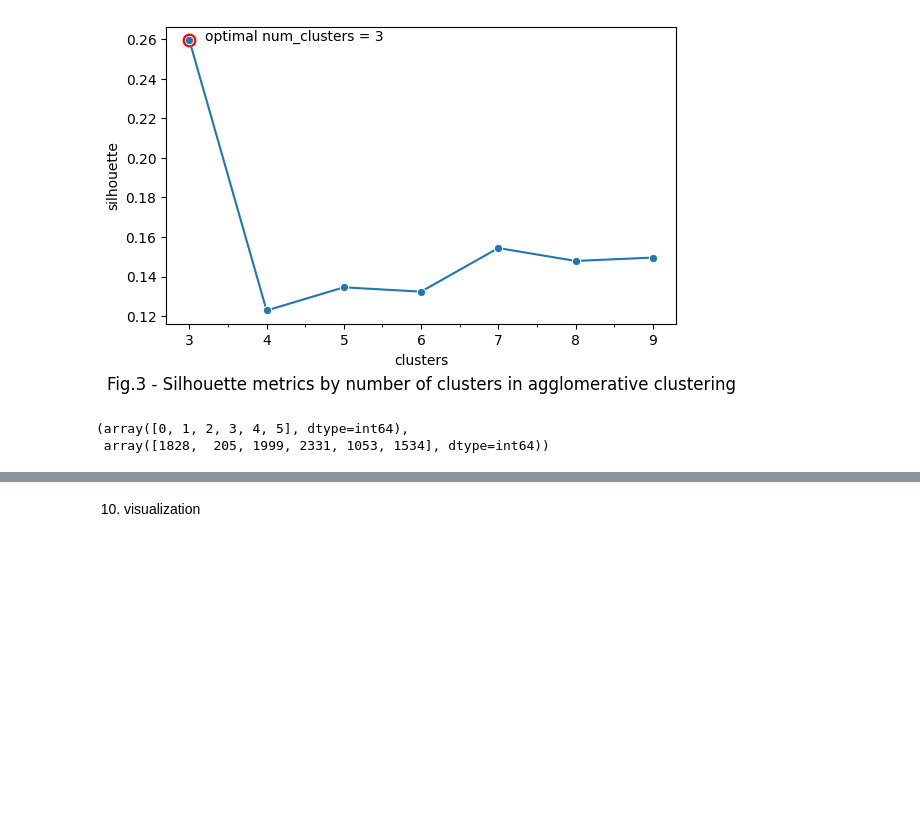
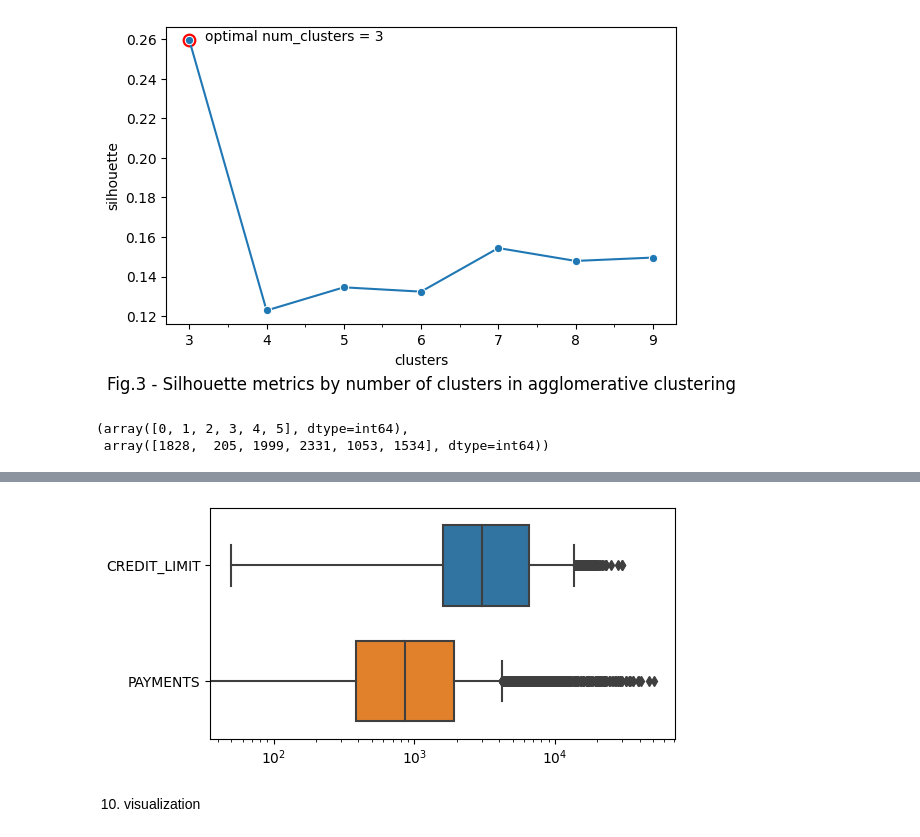
Before and after one commit to Alex1iv/customer_segmentation, a Jupyter notebook: notebooks/segmentation.ipynb, the cells around one changed output, grey strips where cells are left out. Saved outputs shown, nothing was run; the diff lists cells and outputs as text; code cells hidden in the pictures; blank space fills up the shorter version.

```diff
--- a/notebooks/segmentation.ipynb
+++ b/notebooks/segmentation.ipynb
@@ -350,3 +375,16 @@ plt.savefig(os.path.join(figures_path, f'fig_{plot_counter}.png'))
+# %%
+plot_counter = 3
+plt.figure(figsize=(6,3))
+fig = sns.boxplot(data[['CREDIT_LIMIT', 'PAYMENTS']], orient='h', width=0.7)
+fig.set_xscale('log')
+
+fig.set_title(f'Fig.{plot_counter} - Credit limit and Payments amount distribution', y=-0.15, size=14)
+plt.set_xlabel('Amount')
+plt.tight_layout();
+
+plt.savefig(os.path.join(figures_path, f'fig_{plot_counter}.png'))
+# %% [output]
+[figure, added]
 # %% [markdown]
 10. visualization
 # %%
```
Also changed, not shown: parts of 16 cells of this notebook.
